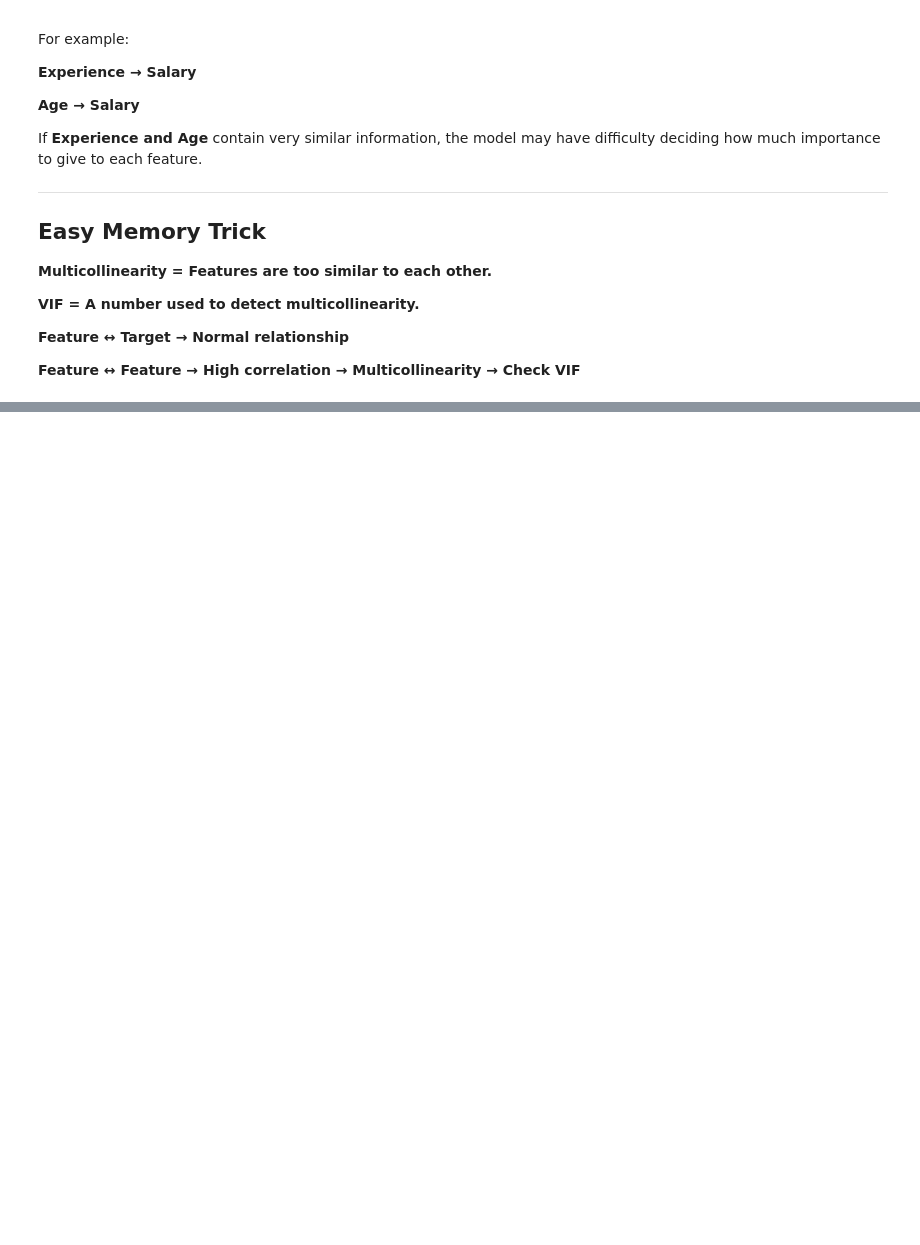
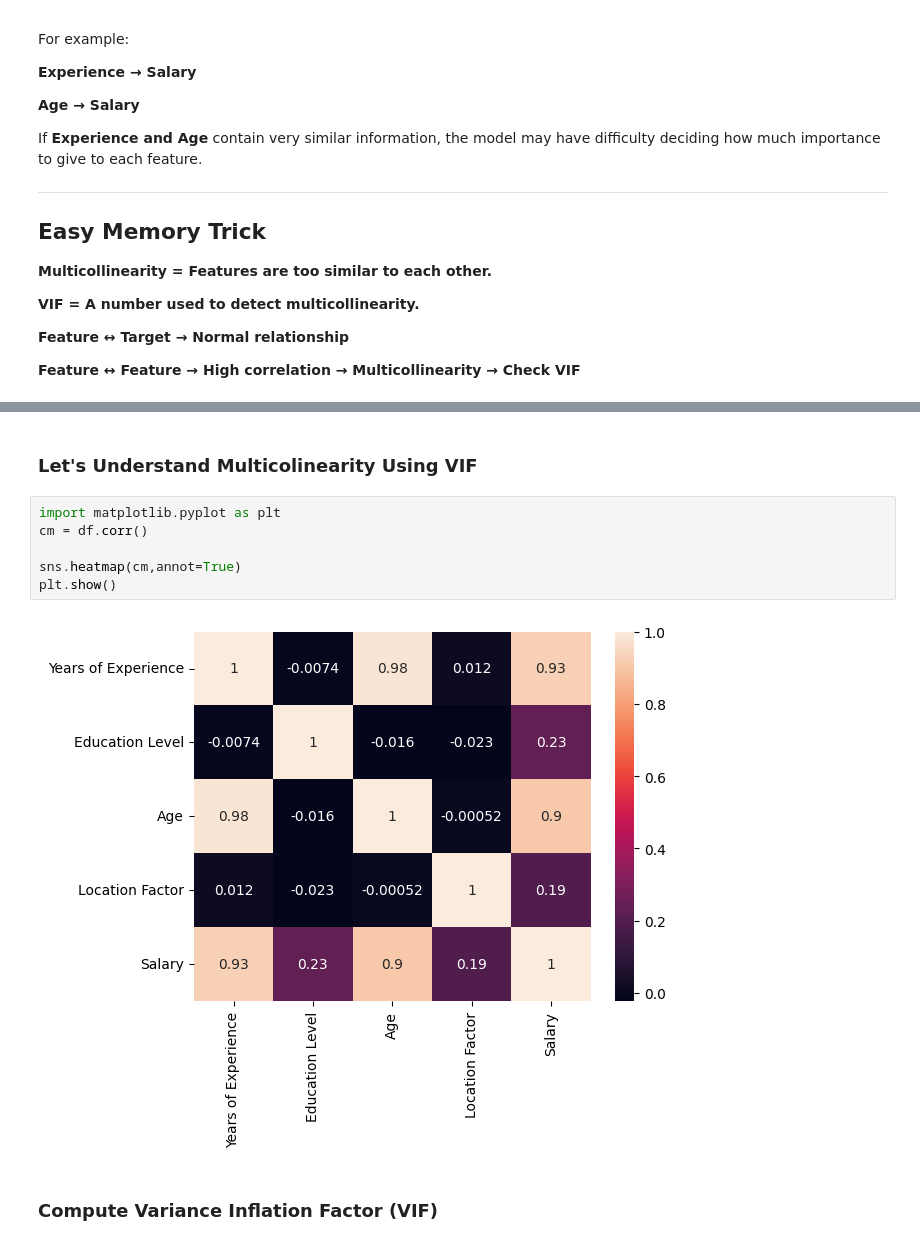
Before and after one commit to ThirumaleshV/AIE, a Jupyter notebook: ML/_6_Feature_Engineering.ipynb, the cells around one changed output, grey strips where cells are left out. Cells and saved outputs as stored; diff of their text form; blank space fills up the shorter version.

```diff
--- a/ML/_6_Feature_Engineering.ipynb
+++ b/ML/_6_Feature_Engineering.ipynb
@@ -335,0 +415,12 @@ If **Experience and Age** contain very similar information, the model may have d
+# %% [markdown]
+### Let's Understand Multicolinearity Using VIF
+# %%
+import matplotlib.pyplot as plt
+cm = df.corr()
+
+sns.heatmap(cm,annot=True)
+plt.show()
+# %% [output]
+[figure, added]
+# %% [markdown]
+### Compute Variance Inflation Factor (VIF)
```
Also changed, not shown: parts of 21 cells of this notebook.
